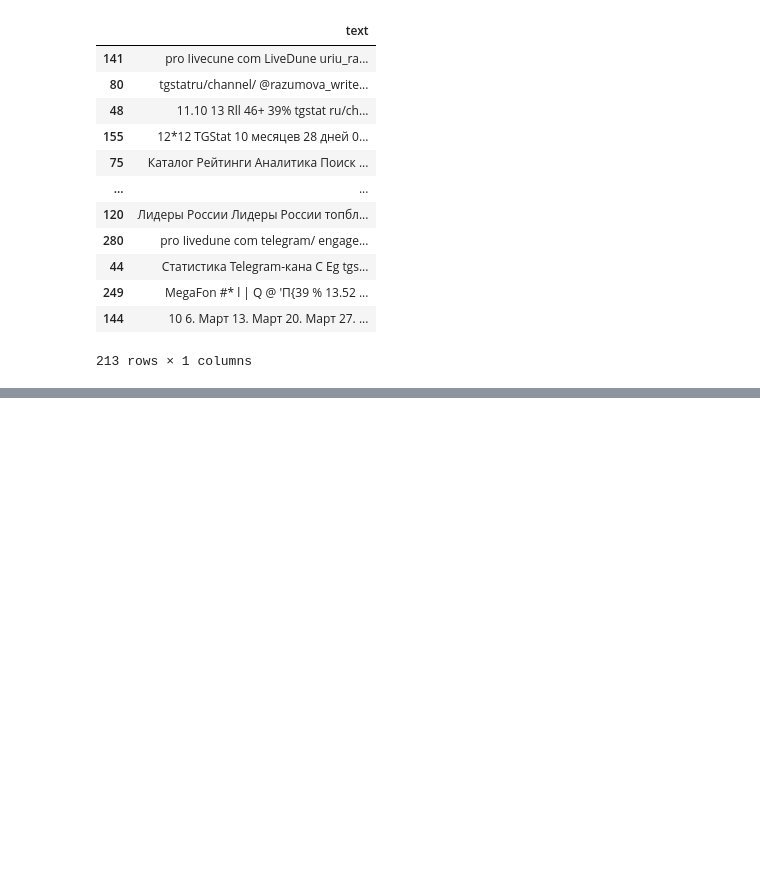
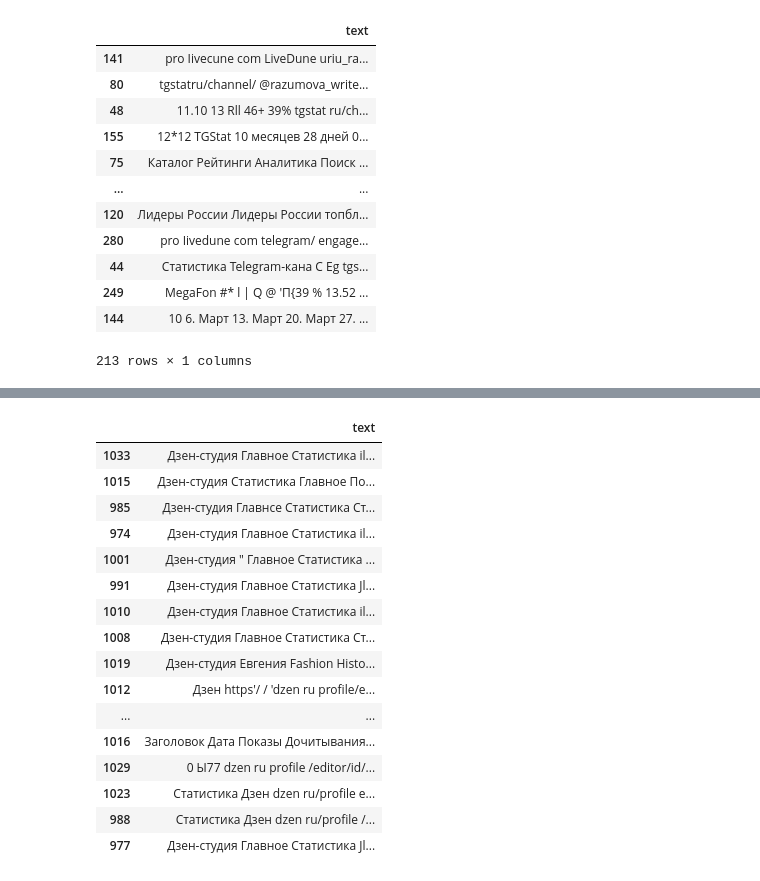
Before and after one commit to zayycev22/kpi_data, a Jupyter notebook: regressor.ipynb, the cells around one changed output, grey strips where cells are left out. Saved outputs shown, nothing was run; the diff lists cells and outputs as text; code cells hidden in the pictures; blank space fills up the shorter version.

```diff
--- a/regressor.ipynb
+++ b/regressor.ipynb
@@ -75 +22,5 @@ See the caveats in the documentation: https://pandas.pydata.org/pandas-docs/stab
+# %%
+tg_df = df[df['platform'] == 1]
+vk_df = df[df['platform'] == 2]
+zn_df = df[df['platform'] == 3]
 # %%
@@ -146,0 +119,23 @@ y_test.iloc[1]
+# %%
+x_train, x_test, y_train, y_test = train_test_split(zn_df.drop(['y', 'platform'], axis=1), zn_df['y'],
+                                                    test_size=0.28,
+                                                    random_state=228)
+x_train
+# %% [output]
+|  | text |
+| 1033 | Дзен-студия Главное Статистика il... |
+| 1015 | Дзен-студия Статистика Главное По... |
+| 985 | Дзен-студия Главнсе Статистика Ст... |
+| 974 | Дзен-студия Главное Статистика il... |
+| 1001 | Дзен-студия " Главное Статистика ... |
+| 991 | Дзен-студия Главное Статистика Jl... |
+| 1010 | Дзен-студия Главное Статистика il... |
+| 1008 | Дзен-студия Главное Статистика Ст... |
+| 1019 | Дзен-студия Евгения Fashion Histo... |
+| 1012 | Дзен https'/ / 'dzen ru profile/e... |
+| ... | ... |
+| 1016 | Заголовок Дата Показы Дочитывания... |
+| 1029 | 0 Ы77 dzen ru profile /editor/id/... |
+| 1023 | Статистика Дзен dzen ru/profile e... |
+| 988 | Статистика Дзен dzen ru/profile /... |
+| 977 | Дзен-студия Главное Статистика Jl... |
```
Also changed, not shown: parts of 20 cells of this notebook, 6 other files.
